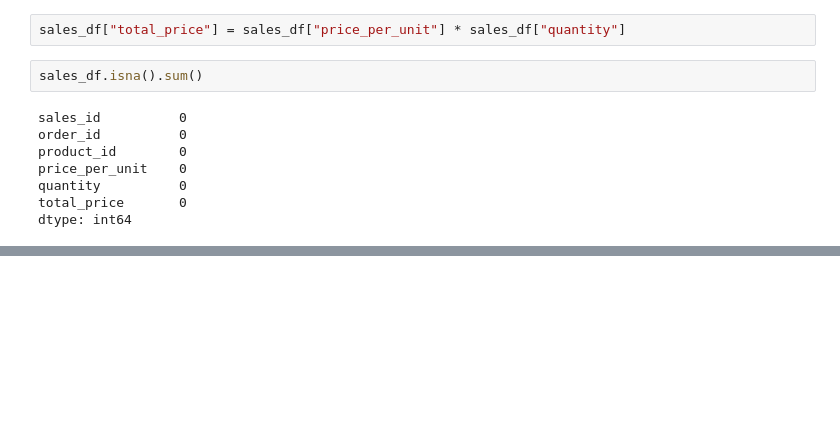
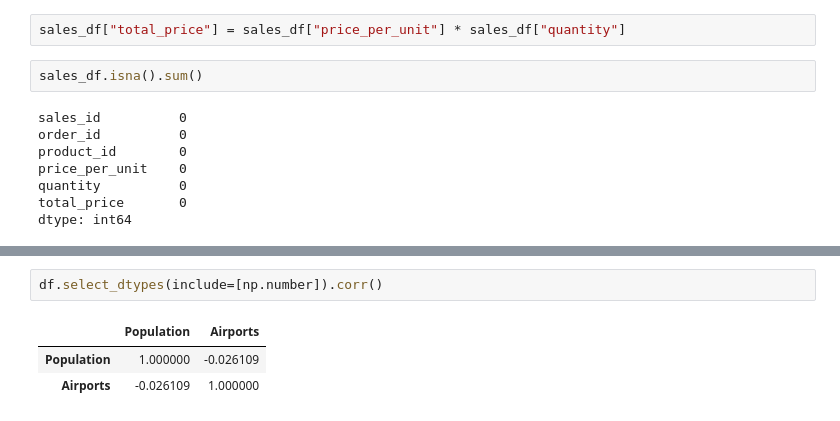
Before and after one commit to Zen-Rofiqy/Bangkit-2024, a Jupyter notebook: Andat.ipynb, the cells around one changed output, grey strips where cells are left out. Drawn from its saved outputs; the diff is of its cells as text; blank space fills up the shorter version.

```diff
--- a/Andat.ipynb
+++ b/Andat.ipynb
@@ -656,0 +704,6 @@ dtype: int64
+# %%
+df.select_dtypes(include=[np.number]).corr()
+# %% [output]
+|  | Population | Airports |
+| Population | 1.000000 | -0.026109 |
+| Airports | -0.026109 | 1.000000 |
```
Also changed, not shown: parts of 5 cells of this notebook.
